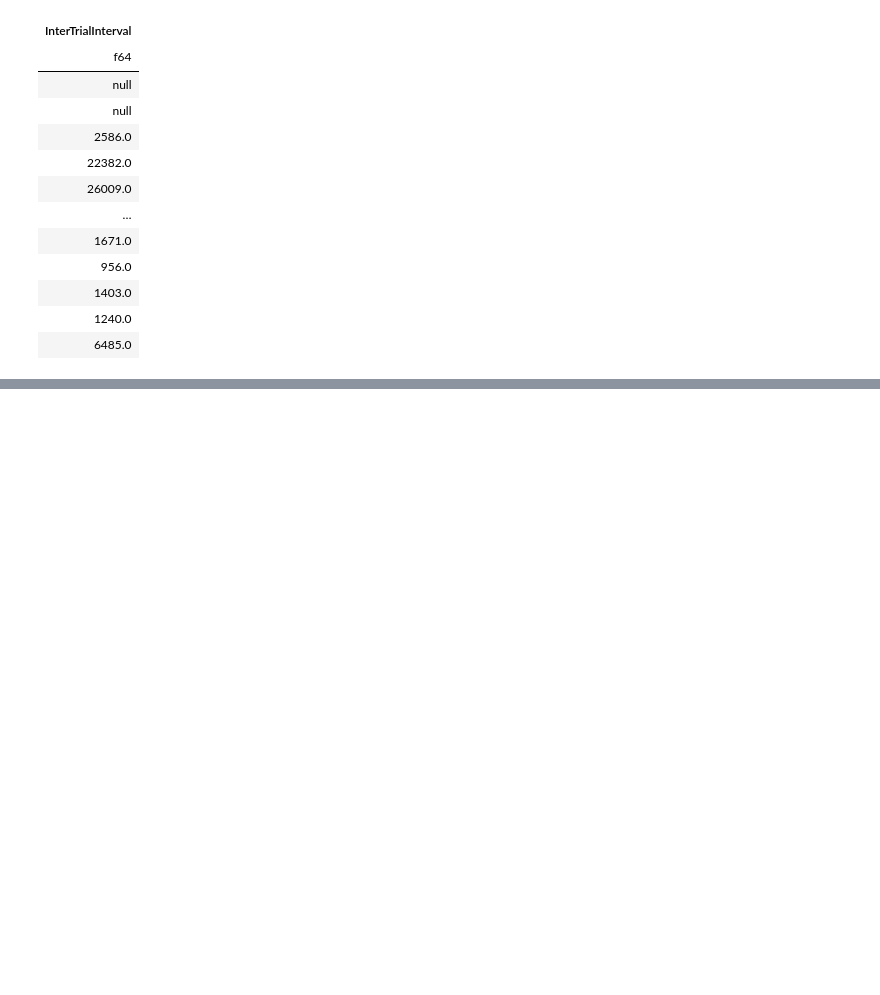
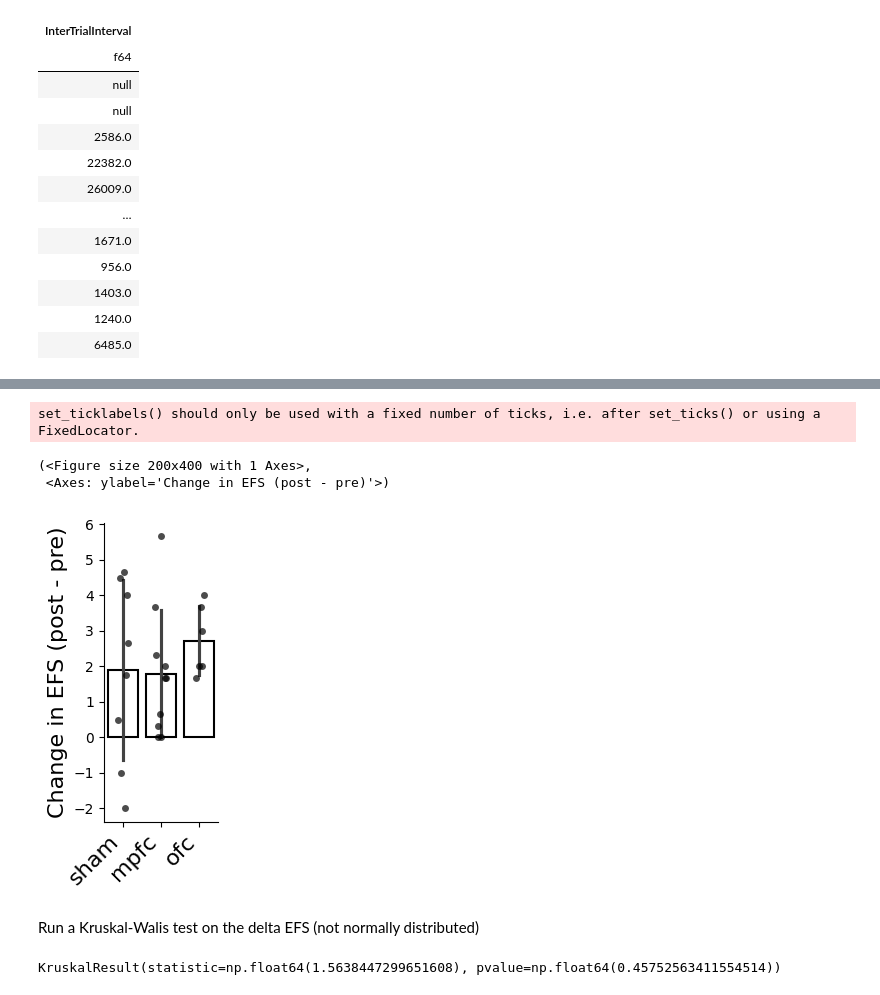
Before and after one commit to BenjoLiving/matching-pennies, a Jupyter notebook: matching_pennies/analysis/experiments/lesion_study_hallway_swap.ipynb, the cells around one changed output, grey strips where cells are left out. Drawn from its saved outputs; the diff is of its cells as text; code cells hidden in the pictures; blank space fills up the shorter version.

```diff
--- a/matching_pennies/analysis/experiments/lesion_study_hallway_swap.ipynb
+++ b/matching_pennies/analysis/experiments/lesion_study_hallway_swap.ipynb
@@ -775,0 +812,23 @@ shape: (10_608,)
+# %%
+efs_delta = (
+    filt_df
+    .group_by(["treatment", "animal_id", "session_idx", "swap"])
+    .agg(efs_sum = pl.sum("EFS_before_flg"))
+).sort(["treatment", "animal_id", "session_idx"])
+
+efs_pivot = (
+    efs_delta
+    .group_by(["treatment", "animal_id", "swap"])
+    .agg(pl.mean("efs_sum"))
+    .pivot(
+        values="efs_sum",
+        index=["treatment", "animal_id"],
+        on="swap"
+    )
+    .rename({"0": "efs_sum_pre", "1": "efs_sum_post"})
+    .with_columns(
+        efs_delta = (pl.col("efs_sum_post") - pl.col("efs_sum_pre"))
+    )
+).sort(["treatment", "animal_id"])
+
+efs_delta, efs_pivot
@@ -775,0 +995,21 @@ shape: (10_608,)
+# %%
+plotting.plot_whitebar_strip(efs_pivot, y_col="efs_delta", ylabel="Change in EFS (post - pre)")
+# %% [output]
+set_ticklabels() should only be used with a fixed number of ticks, i.e. after set_ticks() or using a FixedLocator.
+(<Figure size 200x400 with 1 Axes>,
+ <Axes: ylabel='Change in EFS (post - pre)'>)
+[figure, added]
+# %% [markdown]
+Run a Kruskal-Walis test on the delta EFS (not normally distributed)
+# %%
+pooled = efs_pivot.to_pandas()
+pooled["treatment"] = pooled["treatment"].astype(str)
+
+groups = [
+    pooled.loc[pooled["treatment"] == g, "efs_delta"]
+    for g in ["sham", "mpfc", "ofc"]
+]
+
+stats.kruskal(*groups)
+# %% [output]
+KruskalResult(statistic=np.float64(1.5638447299651608), pvalue=np.float64(0.45752563411554514))
```
Also changed, not shown: parts of 16 cells of this notebook, 2 other files.
